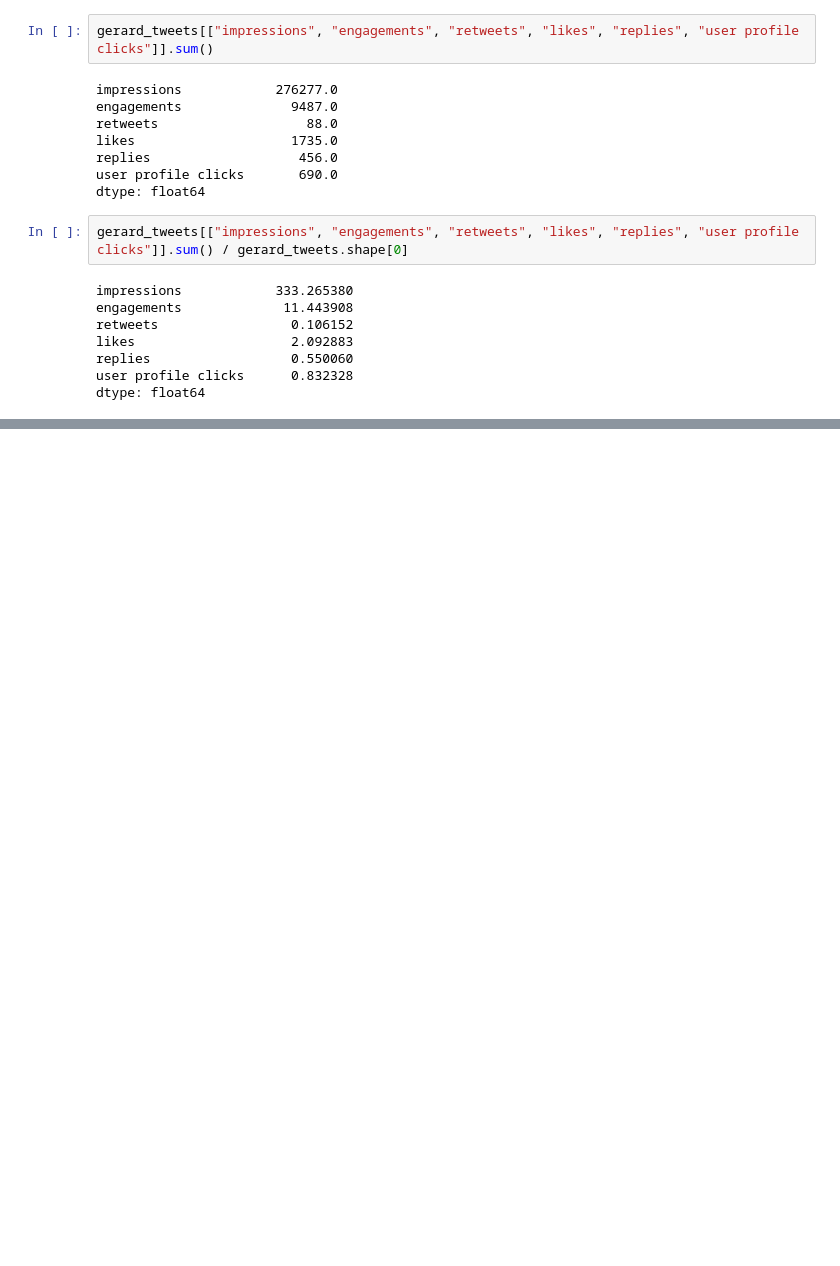
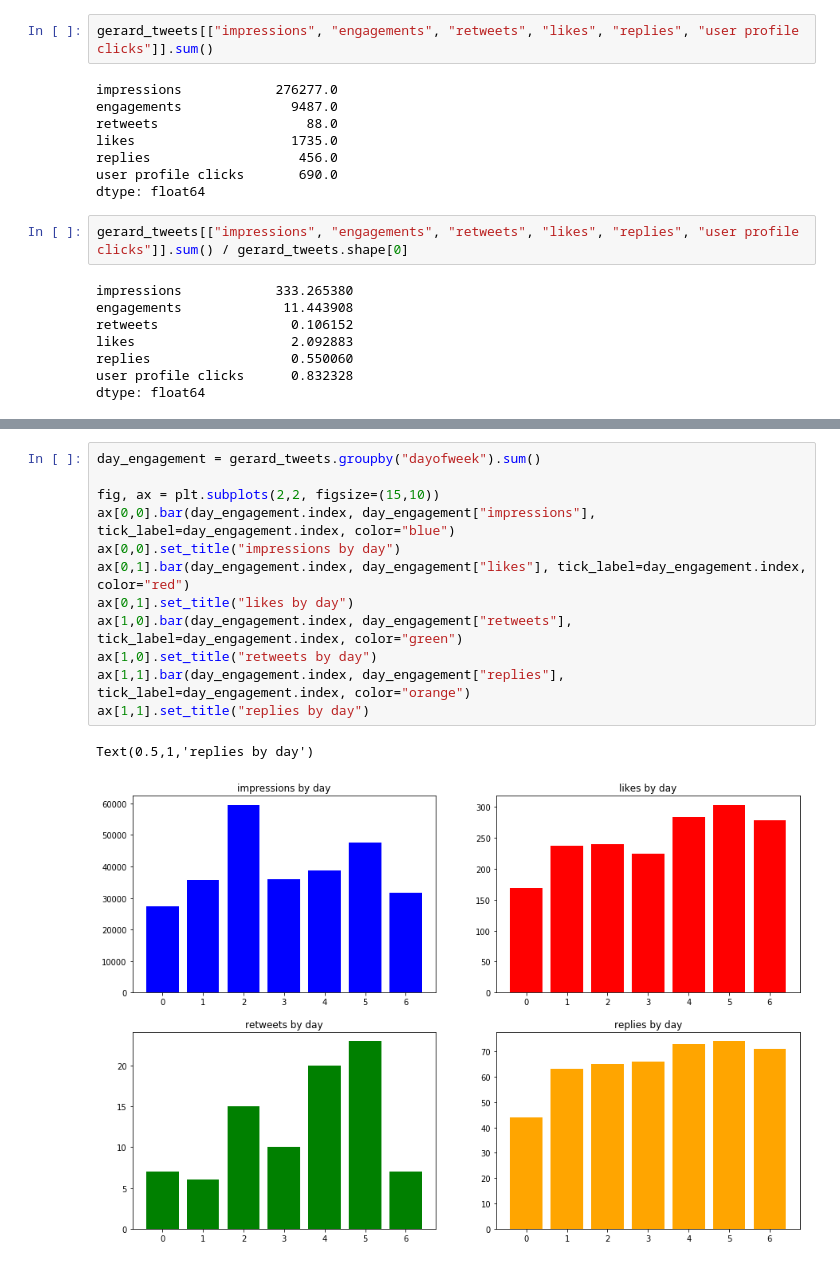
Before and after one commit to gtieng/twitter_analytics, a Jupyter notebook: main.ipynb, the cells around one changed output, grey strips where cells are left out. Saved outputs shown, nothing was run; the diff lists cells and outputs as text; blank space fills up the shorter version.

```diff
--- a/main.ipynb
+++ b/main.ipynb
@@ -172,0 +132,15 @@ for i in engagement_columns:
+# %%
+day_engagement = gerard_tweets.groupby("dayofweek").sum()
+
+fig, ax = plt.subplots(2,2, figsize=(15,10))
+ax[0,0].bar(day_engagement.index, day_engagement["impressions"], tick_label=day_engagement.index, color="blue")
+ax[0,0].set_title("impressions by day")
+ax[0,1].bar(day_engagement.index, day_engagement["likes"], tick_label=day_engagement.index, color="red")
+ax[0,1].set_title("likes by day")
+ax[1,0].bar(day_engagement.index, day_engagement["retweets"], tick_label=day_engagement.index, color="green")
+ax[1,0].set_title("retweets by day")
+ax[1,1].bar(day_engagement.index, day_engagement["replies"], tick_label=day_engagement.index, color="orange")
+ax[1,1].set_title("replies by day")
+# %% [output]
+Text(0.5,1,'replies by day')
+[figure, added]
```
Also changed, not shown: parts of 7 cells of this notebook.
